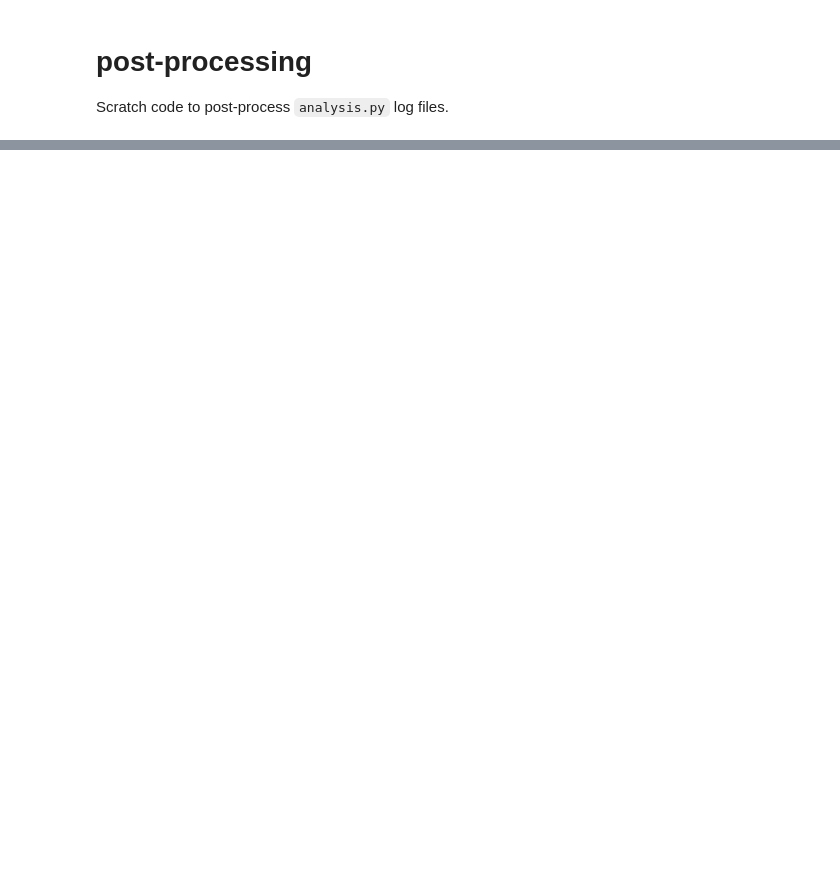
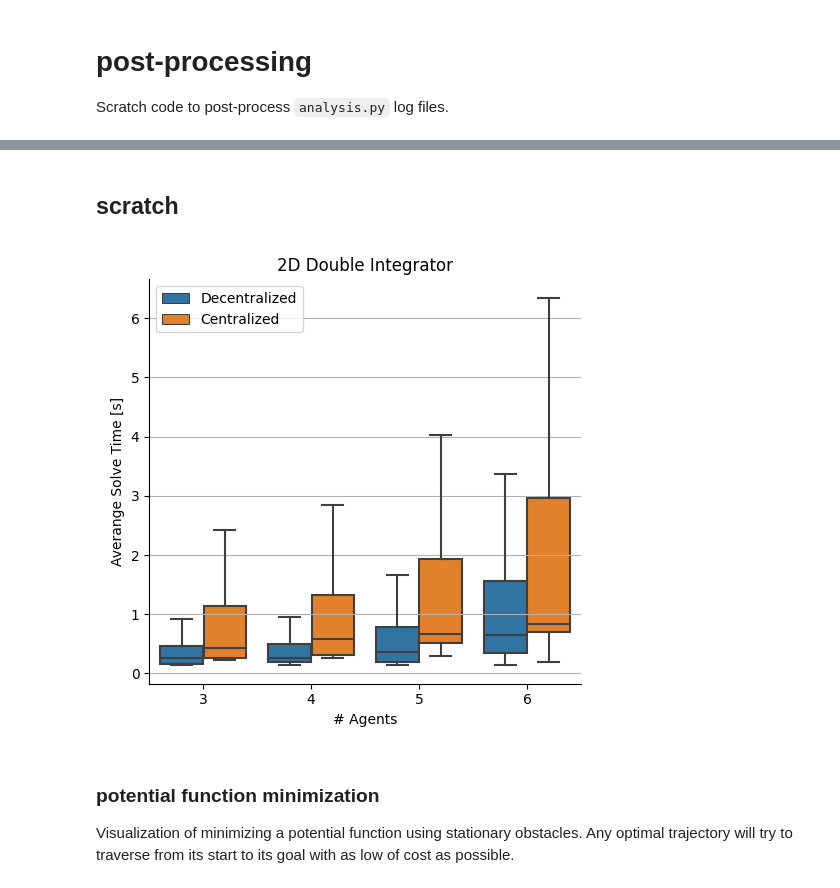
Before and after one commit to labicon/dp-ilqr, a Jupyter notebook: run/post.ipynb, the cells around one changed output, grey strips where cells are left out. Drawn from its saved outputs; the diff is of its cells as text; code cells hidden in the pictures; blank space fills up the shorter version.

```diff
--- a/run/post.ipynb
+++ b/run/post.ipynb
@@ -20,5 +29,6 @@ import decentralized as dec
 # %%
 %matplotlib ipympl
 plt.rcParams['axes.grid'] = True
+plt.rcParams['figure.constrained_layout.use'] = True
 # %%
 fig = plt.figure()
@@ -25,9 +37,15 @@ fig = plt.figure()
 # %%
-filename = dec.repopath / "logs" / "dec-mc-2_08-03-22_21.46.15.csv"
+filename = dec.repopath / "logs" / "dec-mc-1_08-04-22_22.55.01.csv"
 df = pd.read_csv(filename)
 
 # Turn string lists into more usable objects.
 df.loc[:, 'ids'] = df.loc[:, 'ids'].apply(eval)
 df.loc[:, 'times'] = df.loc[:, 'times'].apply(lambda e: np.array(eval(e)))
 df.loc[:, 'subgraphs'] = df.loc[:, 'subgraphs'].apply(eval)
-df.loc[:, 'sizes'] = df.loc[:, 'subgraphs'].apply(lambda s: [len(si) for si in s])
+df.loc[:, 'dist_left'] = df.loc[:, 'dist_left'].apply(eval)
+# df.loc[:, 'sizes'] = df.loc[:, 'subgraphs'].apply(lambda s: [len(si) for si in s])
+
+# Add a few additional statistitics.
+df.loc[:, 'avgtimes'] = df.loc[:, 'times'].apply(np.mean)
+df.loc[:, 'avgdist'] = df.loc[:, 'dist_left'].apply(np.mean)
+# df.loc[:, 'avgsizes'] = df.loc[:, 'sizes'].apply(np.mean)
@@ -75,0 +190,19 @@ for patch, color in zip(bp['boxes'], ['pink', 'lightblue']):
+# %% [markdown]
+## scratch
+# %%
+# This would be nice, but unfortunately catplot is a figure-level plot.
+double_int = df[df.dynamics == "QuadcopterDynamics6D"]
+
+sns.catplot(data=double_int, x="n_agents", y="avgtimes", hue="centralized", kind="box", legend=False, showfliers=False)
+plt.xlabel("# Agents")
+plt.ylabel("Averange Solve Time [s]")
+plt.title("2D Double Integrator")
+ax = plt.gca()
+plt.legend([ax.patches[0], ax.patches[2]], ["Decentralized", "Centralized"])
+plt.tight_layout()
+# %% [output]
+[figure, added]
+# %% [markdown]
+### potential function minimization
+
+Visualization of minimizing a potential function using stationary obstacles. Any optimal trajectory will try to traverse from its start to its goal with as low of cost as possible.
```
Also changed, not shown: parts of 21 cells of this notebook, 1 other file.
